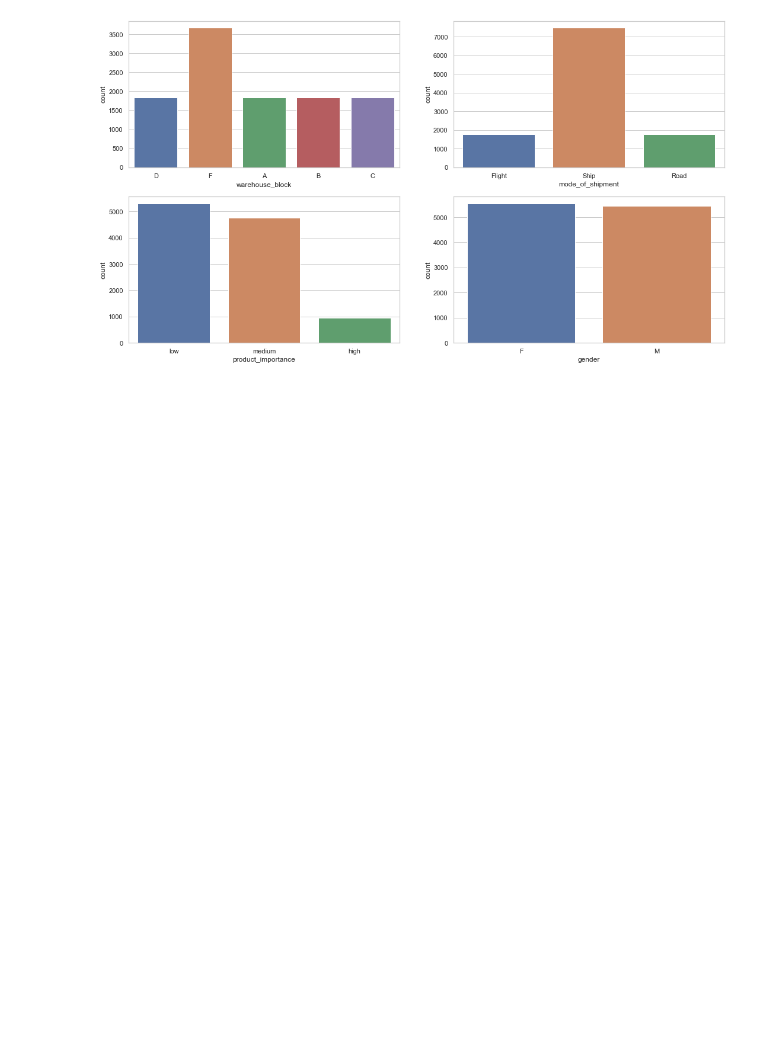
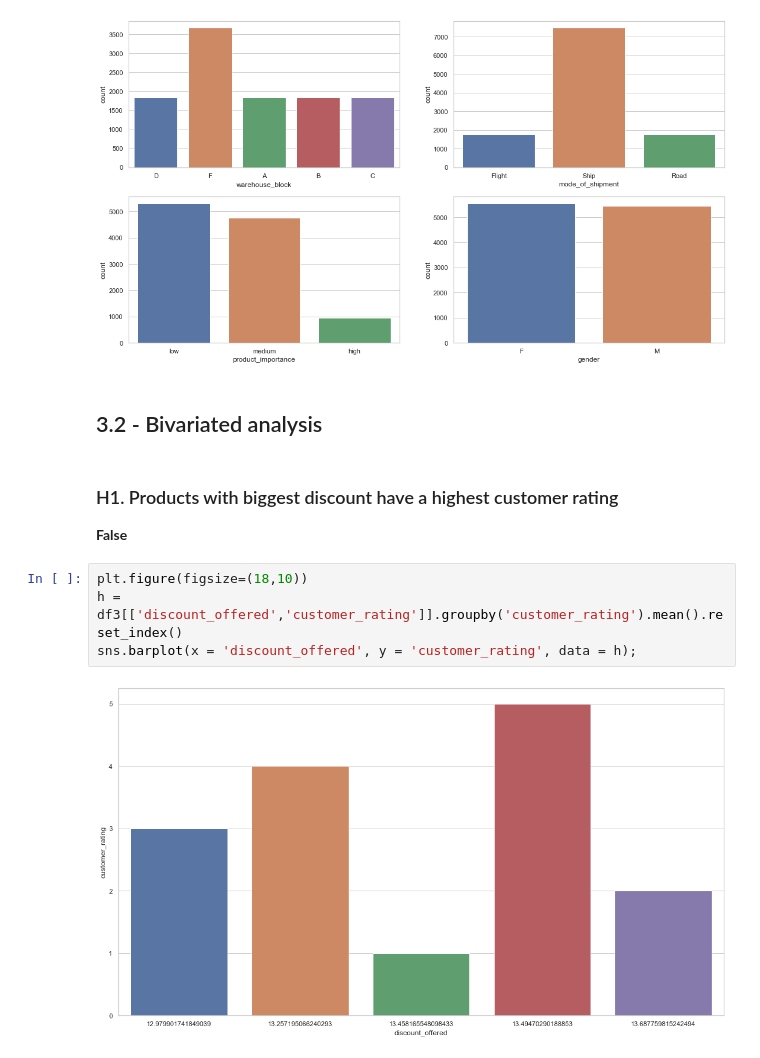
Before and after one commit to laertevasques/top1-Ecommerce-Insights-Project, a Jupyter notebook: Notebook/Top1_Insight_Projects_01.ipynb, the cells around one changed output. Drawn from its saved outputs; the diff is of its cells as text; blank space fills up the shorter version.

```diff
--- a/Notebook/Top1_Insight_Projects_01.ipynb
+++ b/Notebook/Top1_Insight_Projects_01.ipynb
@@ -362,3 +362,14 @@ sns.countplot(df3['gender'])
 # %% [output]
 <AxesSubplot:xlabel='gender', ylabel='count'>
 [figure]
+# %% [markdown]
+## 3.2 - Bivariated analysis
+# %% [markdown]
+### H1. Products with biggest discount have a highest customer rating
+**False**
+# %%
+plt.figure(figsize=(18,10))
+h = df3[['discount_offered','customer_rating']].groupby('customer_rating').mean().reset_index()
+sns.barplot(x = 'discount_offered', y = 'customer_rating', data = h);
+# %% [output]
+[figure, added]
```
Also changed, not shown: parts of 9 cells of this notebook.
